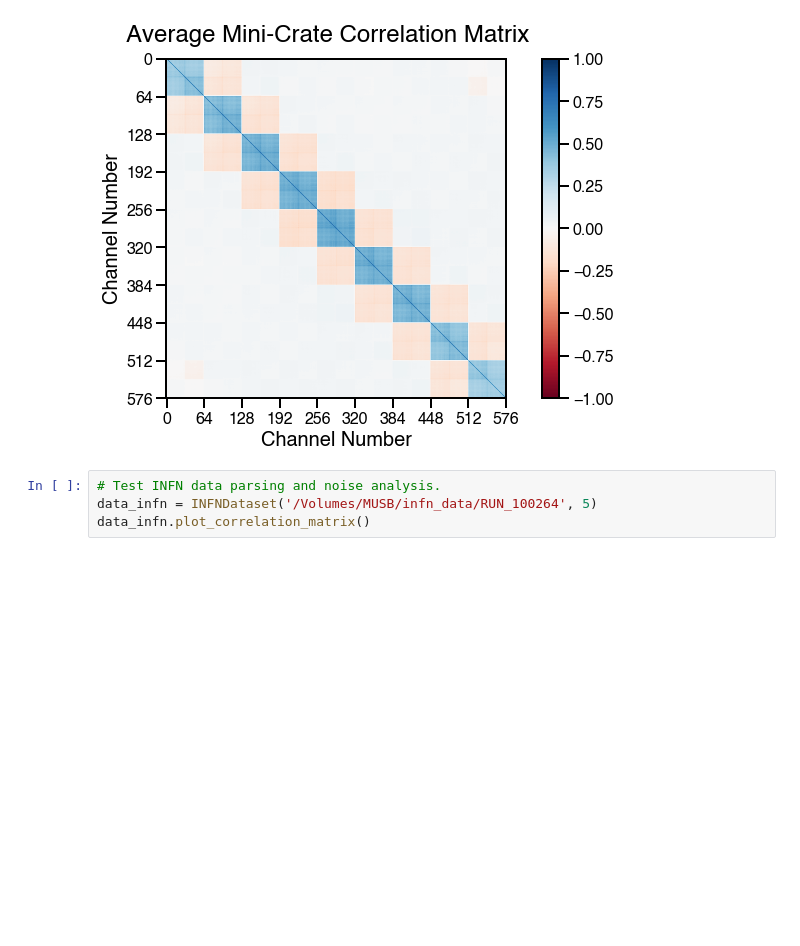
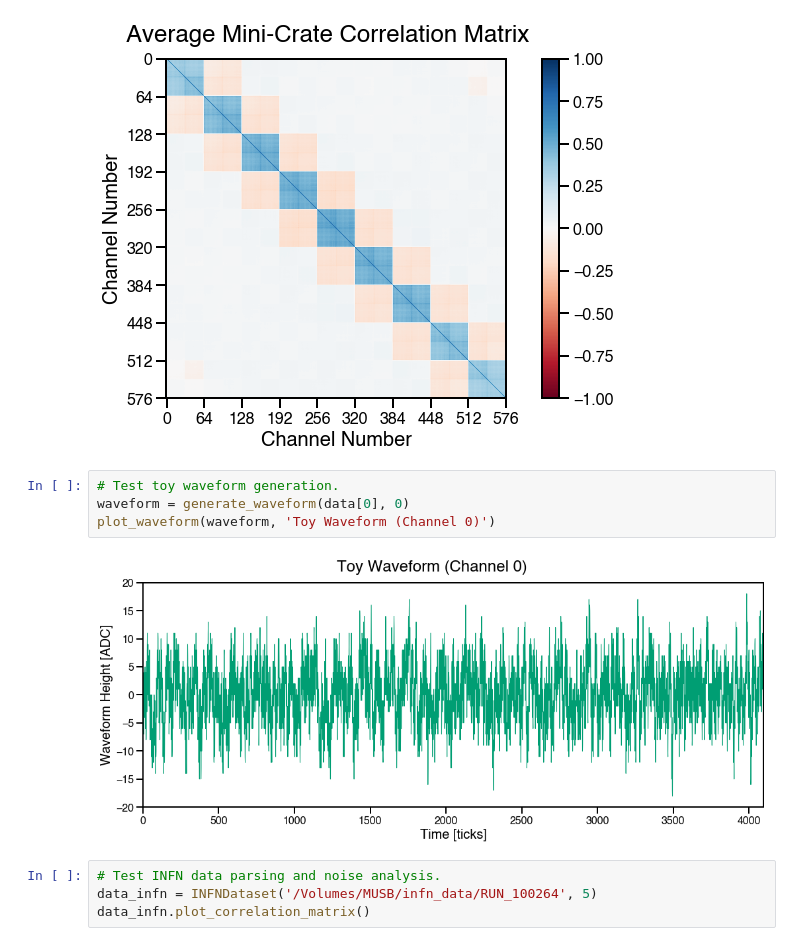
Before and after one commit to justinjmueller/icarus_tpc_analysis, a Jupyter notebook: noise.ipynb, the cells around one changed output. Drawn from its saved outputs; the diff is of its cells as text; blank space fills up the shorter version.

Commit message:
Added toy waveform demonstrator

```diff
--- a/noise.ipynb
+++ b/noise.ipynb
@@ -28,6 +29,12 @@ plot_crate(data, labels, 'rawrms', ['WW20B', 'WW20M'])
 data[0].plot_correlation_matrix('all')
 # %% [output]
 [figure]
+# %%
+# Test toy waveform generation.
+waveform = generate_waveform(data[0], 0)
+plot_waveform(waveform, 'Toy Waveform (Channel 0)')
+# %% [output]
+[figure, added]
 # %%
 # Test INFN data parsing and noise analysis.
 data_infn = INFNDataset('/Volumes/MUSB/infn_data/RUN_100264', 5)
```
Also changed, not shown: parts of 1 cell of this notebook.
